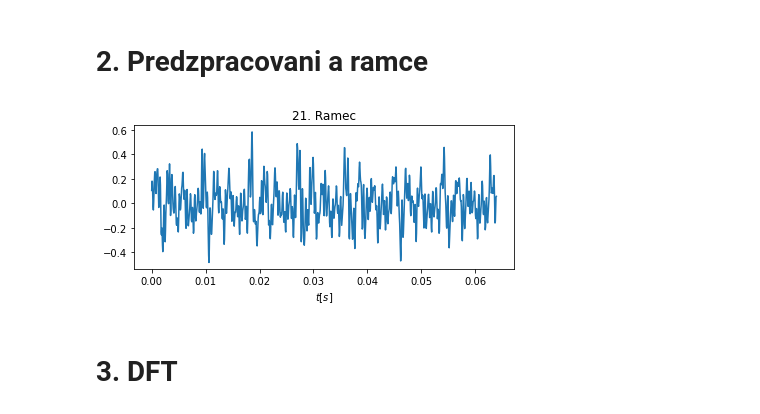
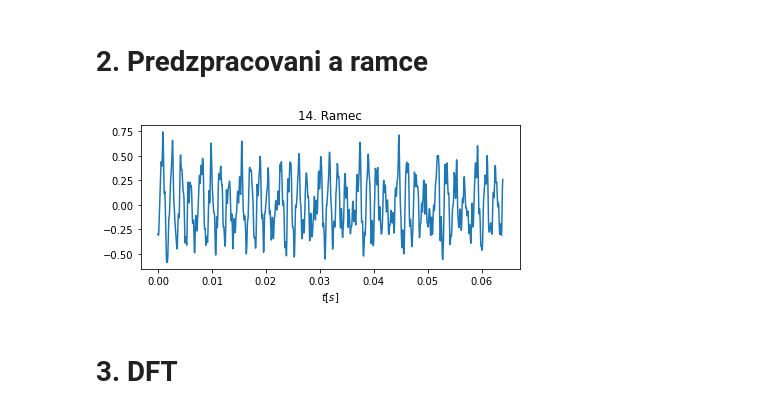
Before and after one commit to Martet/ISS, a Jupyter notebook: src/src.ipynb, the cells around one changed output. Drawn from its saved outputs; the diff is of its cells as text; code cells hidden in the pictures.

```diff
--- a/src/src.ipynb
+++ b/src/src.ipynb
@@ -40,16 +41,16 @@ for i in range(n_frames):
     tmp = s[i * 512:(i + 2) * 512]
     frames[:len(tmp), i] = tmp[:]
 # %%
-t = np.arange(frames[:, 21].size) / fs
+t = np.arange(frames[:, 14].size) / fs
 
 plt.figure(figsize=(6,3))
-plt.plot(t, frames[:, 21])
+plt.plot(t, frames[:, 14])
 plt.gca().set_xlabel('$t[s]$')
-plt.gca().set_title('21. Ramec')
+plt.gca().set_title('14. Ramec')
 
 plt.tight_layout()
 # %% [output]
-[figure, old version]
+[figure, new version]
 # %% [markdown]
 # 3. DFT
 # %%
```
Also changed, not shown: parts of 5 cells of this notebook.
